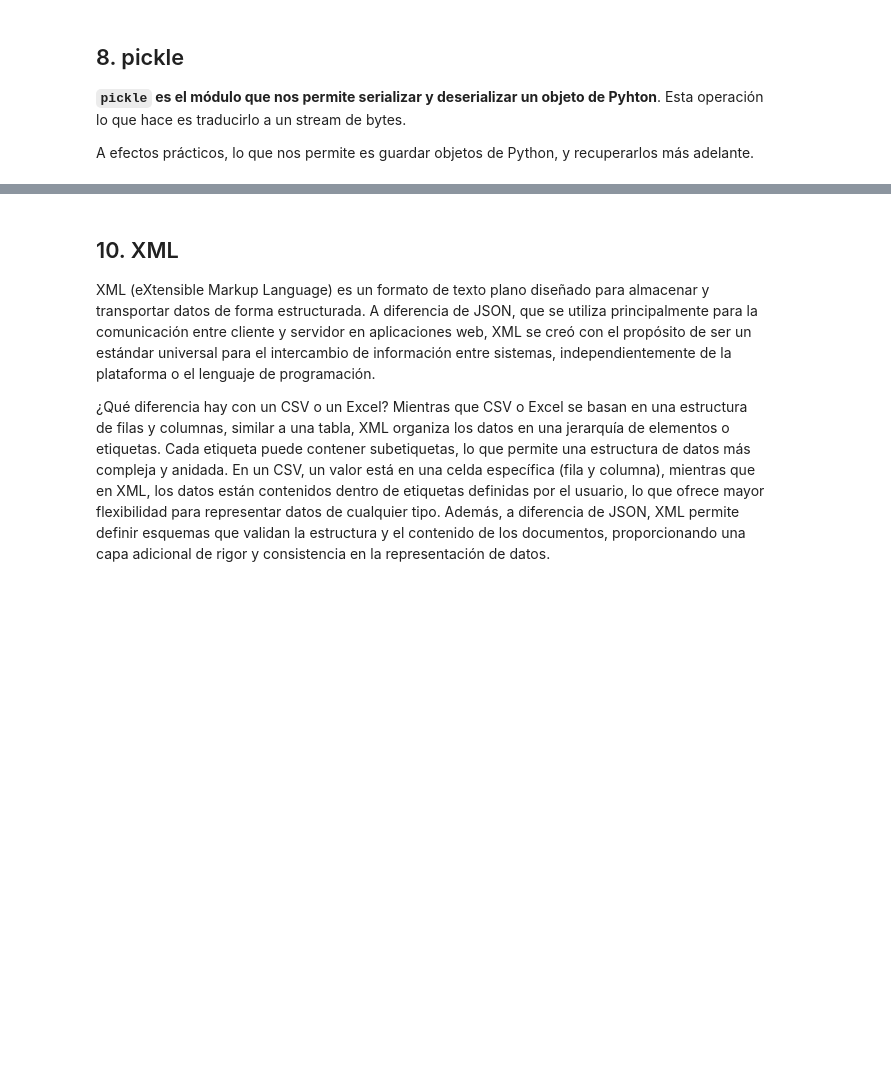
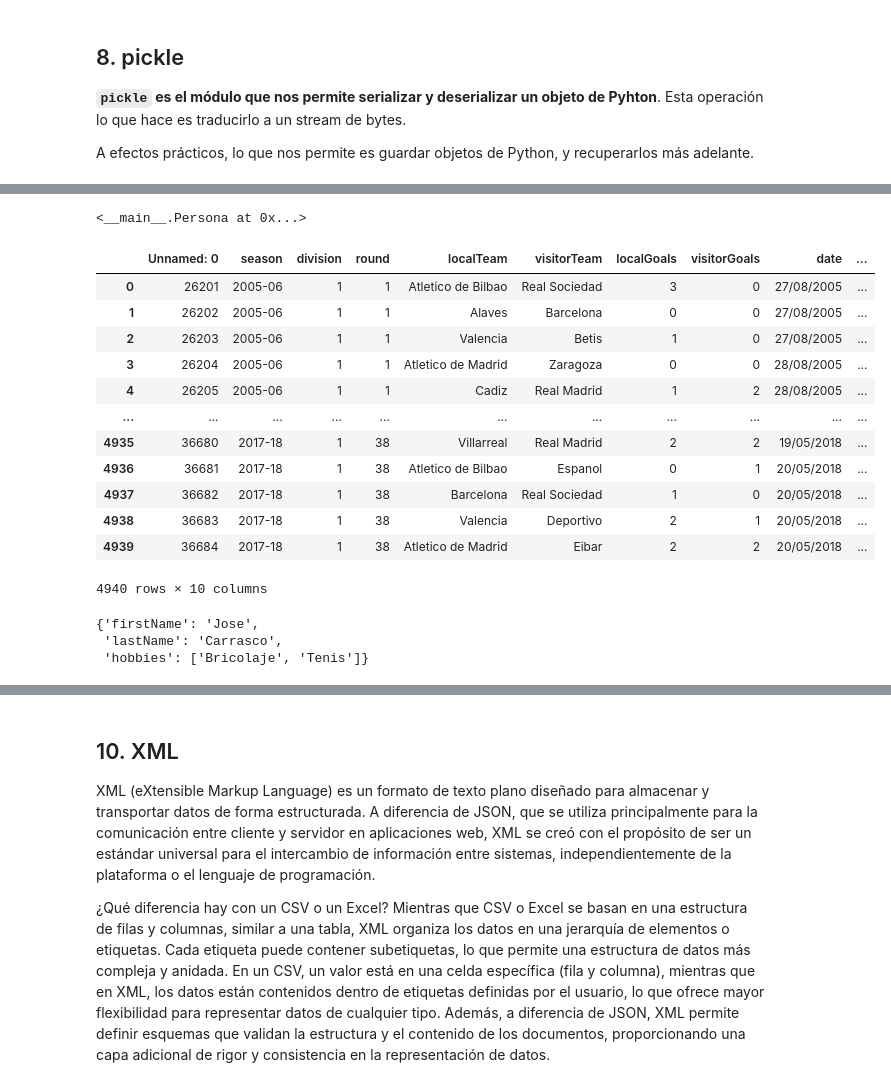
Before and after one commit to DenisiaPelu/DS102024, a Jupyter notebook: 2-DataAnalysis/3-Ficheros/Teoría/0-Lectura Escritura.ipynb, the cells around one changed output, grey strips where cells are left out. Saved outputs shown, nothing was run; the diff lists cells and outputs as text; code cells hidden in the pictures; blank space fills up the shorter version.

```diff
--- a/2-DataAnalysis/3-Ficheros/Teoría/0-Lectura Escritura.ipynb
+++ b/2-DataAnalysis/3-Ficheros/Teoría/0-Lectura Escritura.ipynb
@@ -515,12 +614,12 @@ df = pd.read_csv("data/laliga.csv")
 with open('data/pepe.json') as json_file:
     data = json.load(json_file)
 
-with open('importante', 'wb') as f:
+with open('importante.pkl', 'wb') as f:
     pickle.dump(pers1, f)
     pickle.dump(df, f)
     pickle.dump(data, f)
 # %%
-with open('importante', 'rb') as f:
+with open('importante.pkl', 'rb') as f:
     a = pickle.load(f)
     b = pickle.load(f)
     c = pickle.load(f)
@@ -531,3 +648,29 @@ print(c)
+# %%
+a
+# %% [output]
+<__main__.Persona at 0x...>
+# %%
+b
+# %% [output]
+|  | Unnamed: 0 | season | division | round | localTeam | visitorTeam | localGoals | visitorGoals | date | ... |
+| 0 | 26201 | 2005-06 | 1 | 1 | Atletico de Bilbao | Real Sociedad | 3 | 0 | 27/08/2005 | ... |
+| 1 | 26202 | 2005-06 | 1 | 1 | Alaves | Barcelona | 0 | 0 | 27/08/2005 | ... |
+| 2 | 26203 | 2005-06 | 1 | 1 | Valencia | Betis | 1 | 0 | 27/08/2005 | ... |
+| 3 | 26204 | 2005-06 | 1 | 1 | Atletico de Madrid | Zaragoza | 0 | 0 | 28/08/2005 | ... |
+| 4 | 26205 | 2005-06 | 1 | 1 | Cadiz | Real Madrid | 1 | 2 | 28/08/2005 | ... |
+| ... | ... | ... | ... | ... | ... | ... | ... | ... | ... | ... |
+| 4935 | 36680 | 2017-18 | 1 | 38 | Villarreal | Real Madrid | 2 | 2 | 19/05/2018 | ... |
+| 4936 | 36681 | 2017-18 | 1 | 38 | Atletico de Bilbao | Espanol | 0 | 1 | 20/05/2018 | ... |
+| 4937 | 36682 | 2017-18 | 1 | 38 | Barcelona | Real Sociedad | 1 | 0 | 20/05/2018 | ... |
+| 4938 | 36683 | 2017-18 | 1 | 38 | Valencia | Deportivo | 2 | 1 | 20/05/2018 | ... |
+| 4939 | 36684 | 2017-18 | 1 | 38 | Atletico de Madrid | Eibar | 2 | 2 | 20/05/2018 | ... |
+4940 rows × 10 columns
+# %%
+c
+# %% [output]
+{'firstName': 'Jose',
+ 'lastName': 'Carrasco',
+ 'hobbies': ['Bricolaje', 'Tenis']}
 # %% [markdown]
 ## 9. Encoding
 **Los strings se almacenan internamente en un conjunto de bytes**, caracter a caracter. Esta operación es lo que se conoce como ***encoding***, mientras que pasar de bytes a string sería *decoding*. Bien, ¿y eso en qué nos afecta? Dependiendo del encoding, se suelen almacenar en un espacio de bits de 0 a 255, es decir, en esa combinación de bits tienen que entrar todos los caracteres del lenguaje.
```
Also changed, not shown: parts of 35 cells of this notebook, 3 other files.
